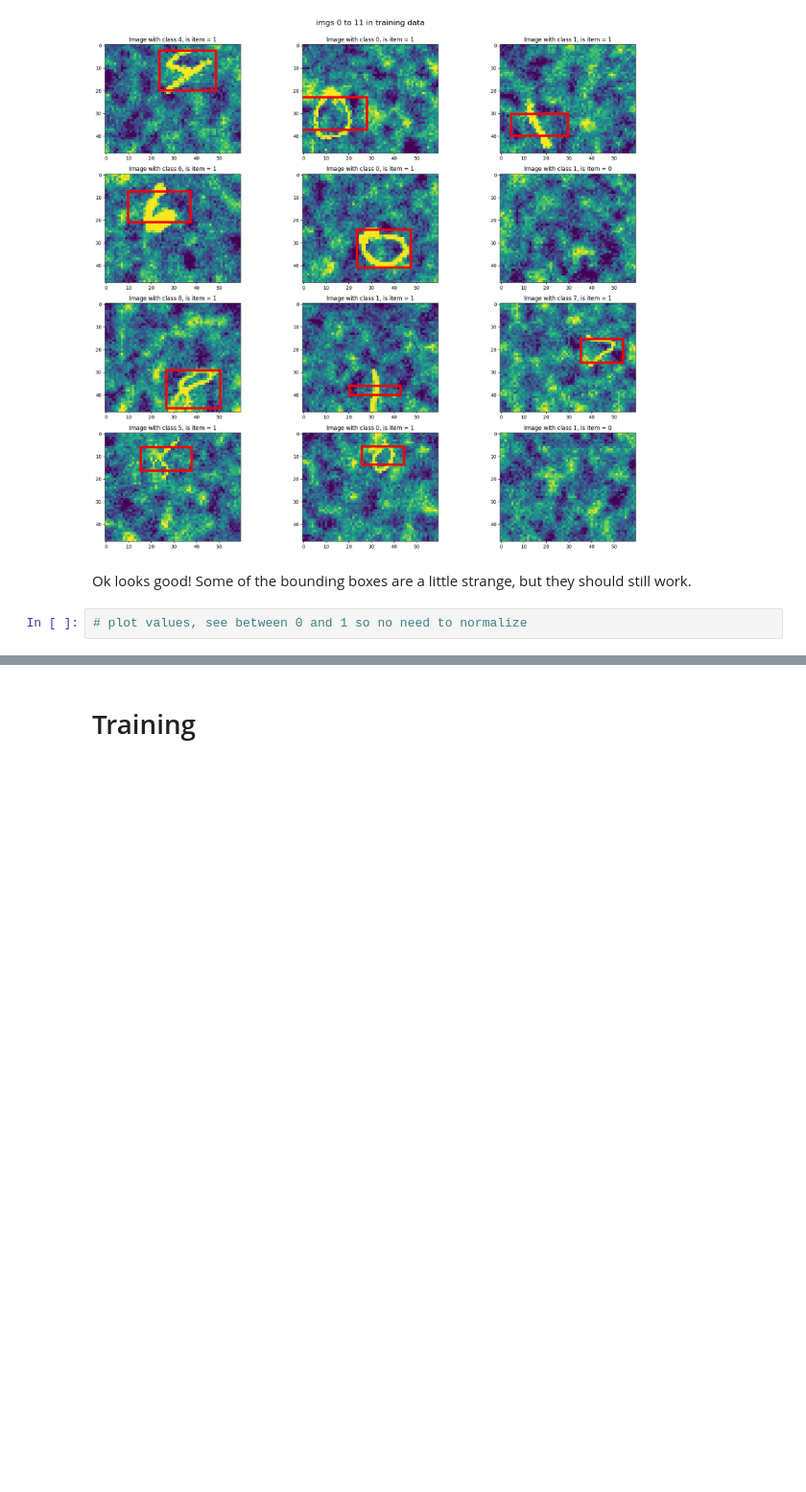
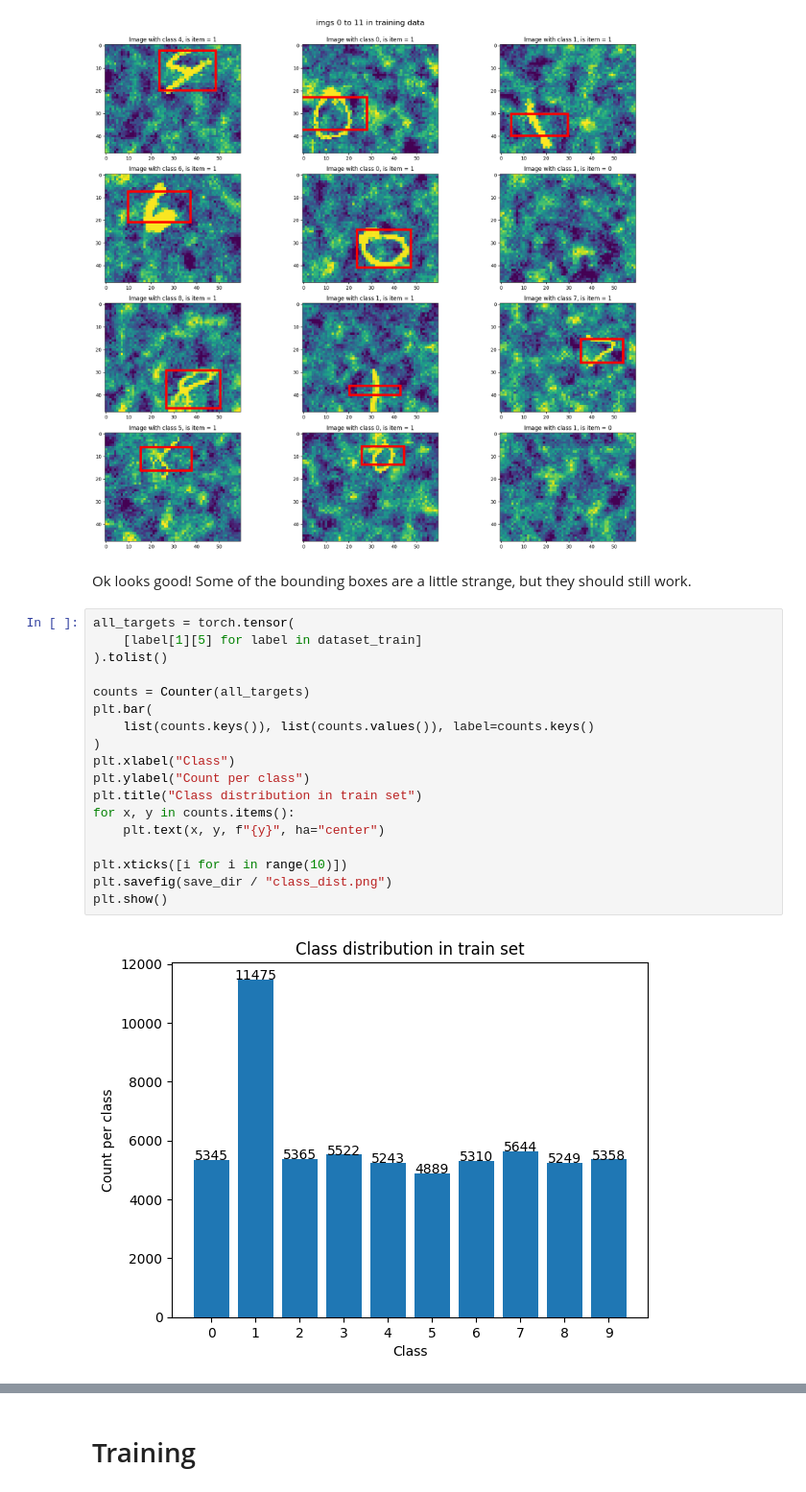
Before and after one commit to Freskoko/inf265_projects, a Jupyter notebook: assignments/src/project_2/Object_detection_template.ipynb, the cells around one changed output, grey strips where cells are left out. Shown at 96% size. Saved outputs shown, nothing was run; the diff lists cells and outputs as text; blank space fills up the shorter version.

```diff
--- a/assignments/src/project_2/Object_detection_template.ipynb
+++ b/assignments/src/project_2/Object_detection_template.ipynb
@@ -245,5 +254,23 @@ plot_multiple(
 [figure]
 # %% [markdown]
 Ok looks good! Some of the bounding boxes are a little strange, but they should still work.
-# %%
-# plot values, see between 0 and 1 so no need to normalize
+# %%
+all_targets = torch.tensor(
+    [label[1][5] for label in dataset_train]
+).tolist()
+
+counts = Counter(all_targets)
+plt.bar(
+    list(counts.keys()), list(counts.values()), label=counts.keys()
+)
+plt.xlabel("Class")
+plt.ylabel("Count per class")
+plt.title("Class distribution in train set")
+for x, y in counts.items():
+    plt.text(x, y, f"{y}", ha="center")
+
+plt.xticks([i for i in range(10)])
+plt.savefig(save_dir / "class_dist.png")
+plt.show()
+# %% [output]
+[figure, added]
```
Also changed, not shown: parts of 18 cells of this notebook, 2 other files.
